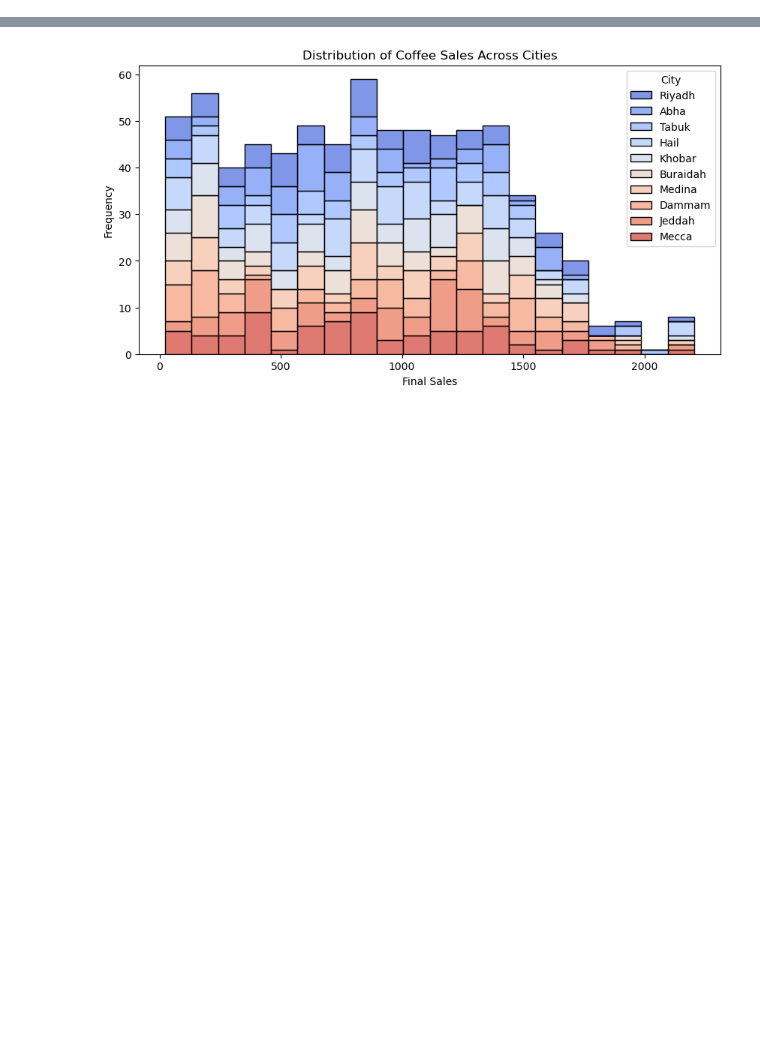
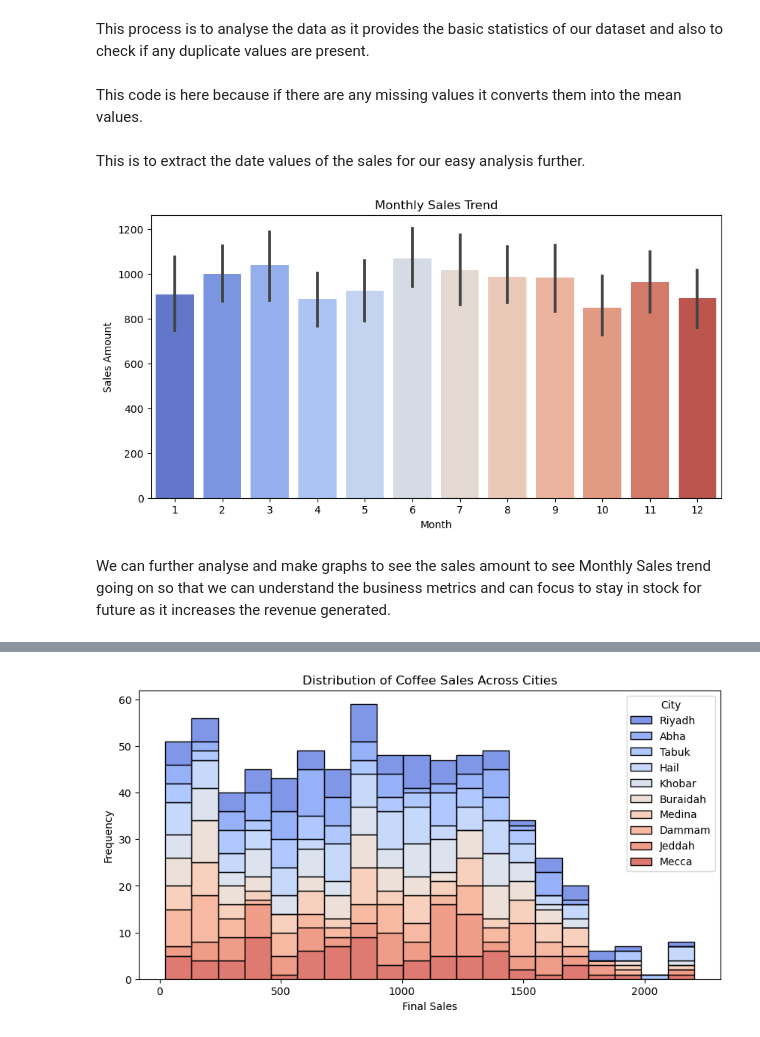
Before and after one commit to githubber197/Coffee_Sales, a Jupyter notebook: coffee_sales.ipynb, the cells around one changed output, grey strips where cells are left out. Saved outputs shown, nothing was run; the diff lists cells and outputs as text; code cells hidden in the pictures; blank space fills up the shorter version.

```diff
--- a/coffee_sales.ipynb
+++ b/coffee_sales.ipynb
@@ -39,0 +80,24 @@ country_sales=df.groupby("City")["Final Sales"].sum()
+# %% [markdown]
+This process is to analyse the data as it provides the basic statistics of our dataset and also to check if any duplicate values are present.
+# %%
+df.fillna(df.mean(), inplace=True)
+# %% [markdown]
+This code is here because if there are any missing values it converts them into the mean values.
+# %%
+df["Date"] = pd.to_datetime(df["Date"])
+df["Month"] = df["Date"].dt.month
+df["Weekday"] = df["Date"].dt.day_name()
+# %% [markdown]
+This is to extract the date values of the sales for our easy analysis further.
+# %%
+import seaborn as sns
+import matplotlib.pyplot as plt
+
+plt.figure(figsize=(10,5))
+sns.barplot(x="Month", y="Sales Amount", data=df, palette="coolwarm")
+plt.title("Monthly Sales Trend")
+plt.show()
+# %% [output]
+[figure, added]
+# %% [markdown]
+We can further analyse and make graphs to see the sales amount to see Monthly Sales trend going on so that we can understand the business metrics and can focus to stay in stock for future as it increases the revenue generated.
```
Also changed, not shown: parts of 28 cells of this notebook.
